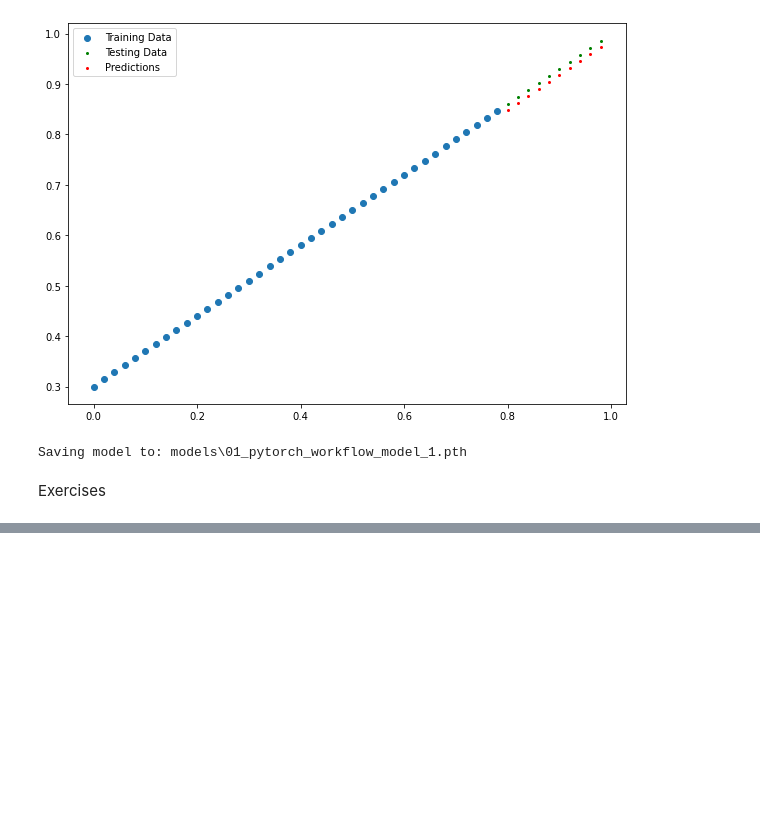
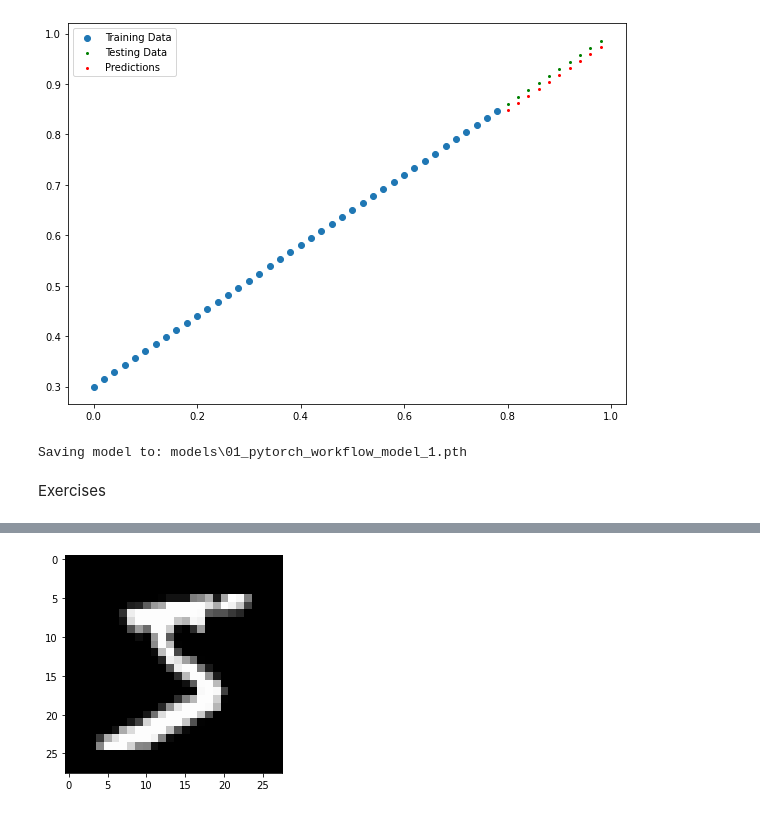
Before and after one commit to AnikaJ33/PyTorch, a Jupyter notebook: PyTorch_Module1.ipynb, the cells around one changed output, grey strips where cells are left out. Saved outputs shown, nothing was run; the diff lists cells and outputs as text; code cells hidden in the pictures; blank space fills up the shorter version.

```diff
--- a/PyTorch_Module1.ipynb
+++ b/PyTorch_Module1.ipynb
@@ -428,0 +477,8 @@ Exercises
+# %%
+from matplotlib import pyplot
+import numpy as np
+
+pyplot.imshow(x_train[0].reshape((28,28)),cmap="gray")
+pyplot.show()
+# %% [output]
+[figure, added]
```
Also changed, not shown: parts of 11 cells of this notebook, 3 other files.
